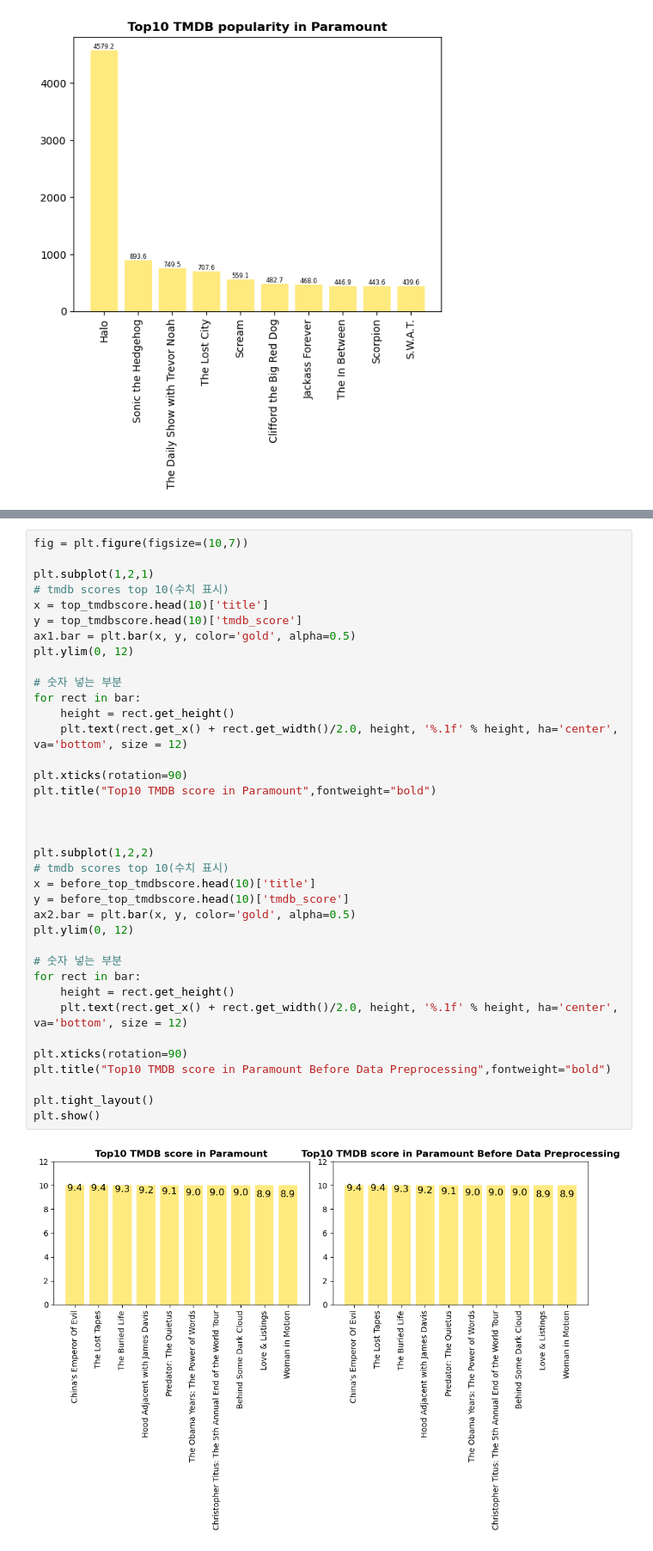
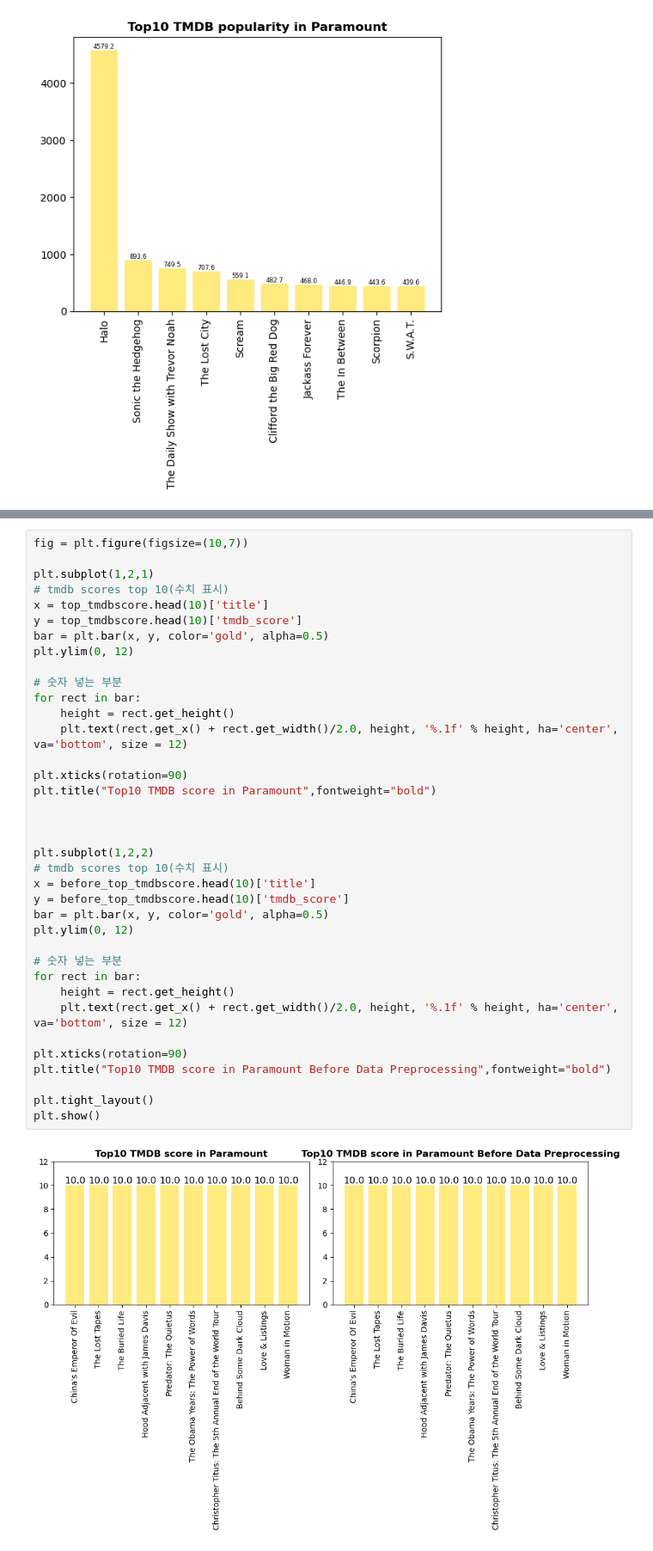
Before and after one commit to soy53/Datathon_ott, a Jupyter notebook: Paramount_1st.ipynb, the cells around one changed output, grey strips where cells are left out. Shown: that part at 86% size. Cells and saved outputs as stored; diff of their text form.

```diff
--- a/Paramount_1st.ipynb
+++ b/Paramount_1st.ipynb
@@ -345,35 +345,35 @@ plt.subplot(1,2,1)
 # tmdb scores top 10(수치 표시)
 x = top_tmdbscore.head(10)['title']
 y = top_tmdbscore.head(10)['tmdb_score']
-ax1.bar = plt.bar(x, y, color='gold', alpha=0.5)
+bar = plt.bar(x, y, color='gold', alpha=0.5)
 plt.ylim(0, 12)
 
 # 숫자 넣는 부분
 for rect in bar:
     height = rect.get_height()
     plt.text(rect.get_x() + rect.get_width()/2.0, height, '%.1f' % height, ha='center', va='bottom', size = 12)
 
 plt.xticks(rotation=90)
 plt.title("Top10 TMDB score in Paramount",fontweight="bold")
 
 
 
 plt.subplot(1,2,2)
 # tmdb scores top 10(수치 표시)
 x = before_top_tmdbscore.head(10)['title']
 y = before_top_tmdbscore.head(10)['tmdb_score']
-ax2.bar = plt.bar(x, y, color='gold', alpha=0.5)
+bar = plt.bar(x, y, color='gold', alpha=0.5)
 plt.ylim(0, 12)
 
 # 숫자 넣는 부분
 for rect in bar:
     height = rect.get_height()
     plt.text(rect.get_x() + rect.get_width()/2.0, height, '%.1f' % height, ha='center', va='bottom', size = 12)
 
 plt.xticks(rotation=90)
 plt.title("Top10 TMDB score in Paramount Before Data Preprocessing",fontweight="bold")
 
 plt.tight_layout()
 plt.show()
 # %% [output]
-[figure, old version]
+[figure, new version]
```
